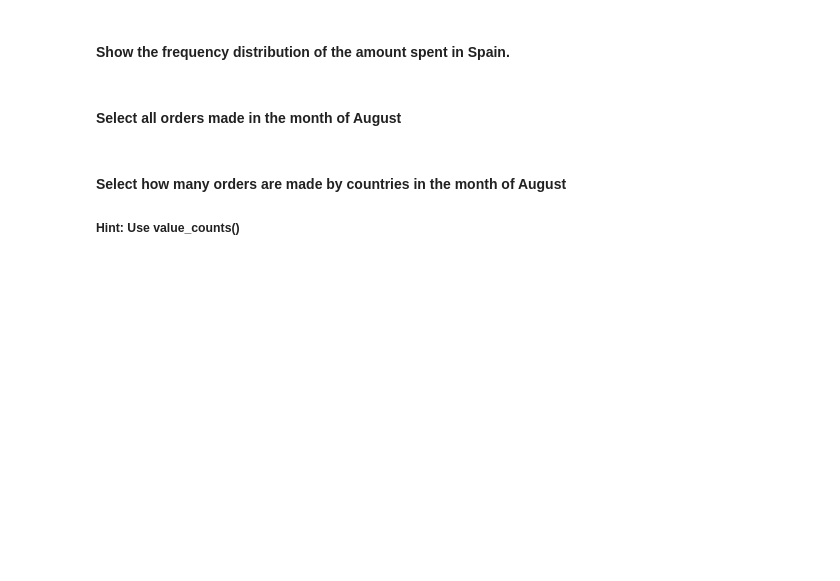
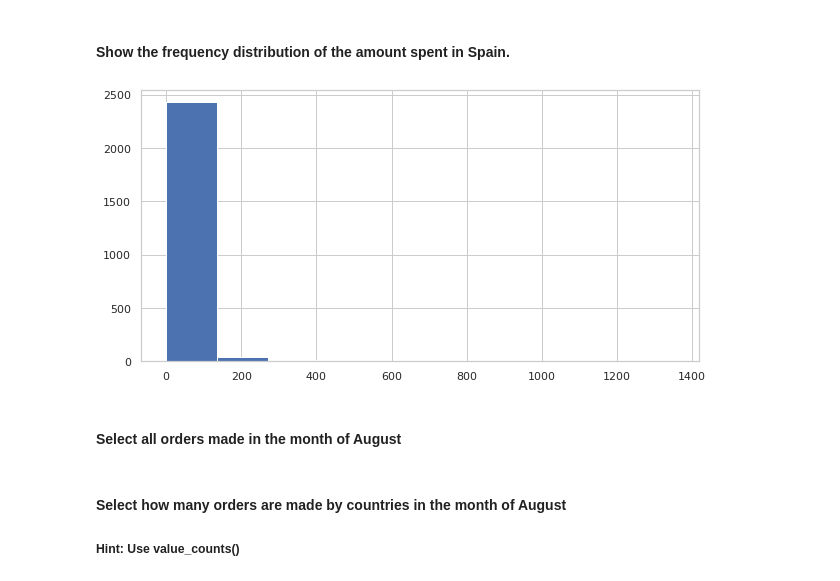
Before and after one commit to Ironhack-Data-Madrid-Octubre-2021/lab-descriptive-stats, a Jupyter notebook: your-code/main.ipynb, the cells around one changed output. Saved outputs shown, nothing was run; the diff lists cells and outputs as text; code cells hidden in the pictures; blank space fills up the shorter version.

```diff
--- a/your-code/main.ipynb
+++ b/your-code/main.ipynb
@@ -333,0 +345,4 @@ employee.groupby("Gender").agg({"Salary":"mean"}).reset_index()
+# %%
+Orders = pd.read_csv("Orders.csv")
+Orders.drop("Unnamed: 0",axis=1,inplace=True)
+Orders.head(3)
@@ -384,3 +495,7 @@ employee.groupby("Gender").agg({"Salary":"mean"}).reset_index()
+# %%
+plt.hist(data = Orders[Orders["Country"] == "Spain"], x= "amount_spent");
+# %% [output]
+[figure, added]
 # %% [markdown]
 #### Select all orders made in the month of August
 # %%
```
Also changed, not shown: parts of 31 cells of this notebook, 1 other file.
